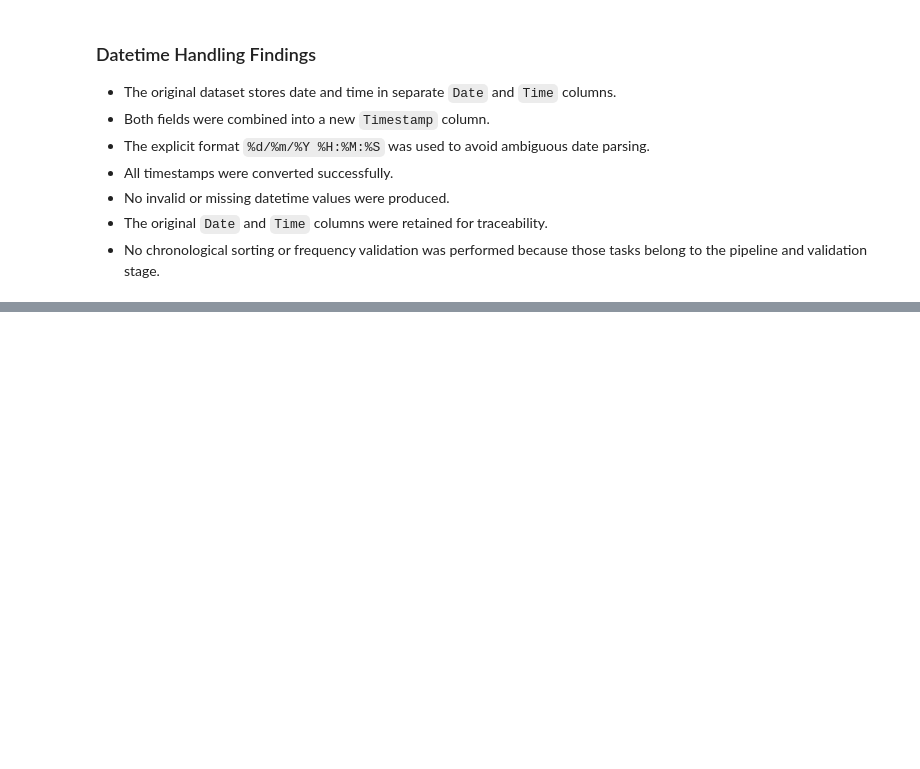
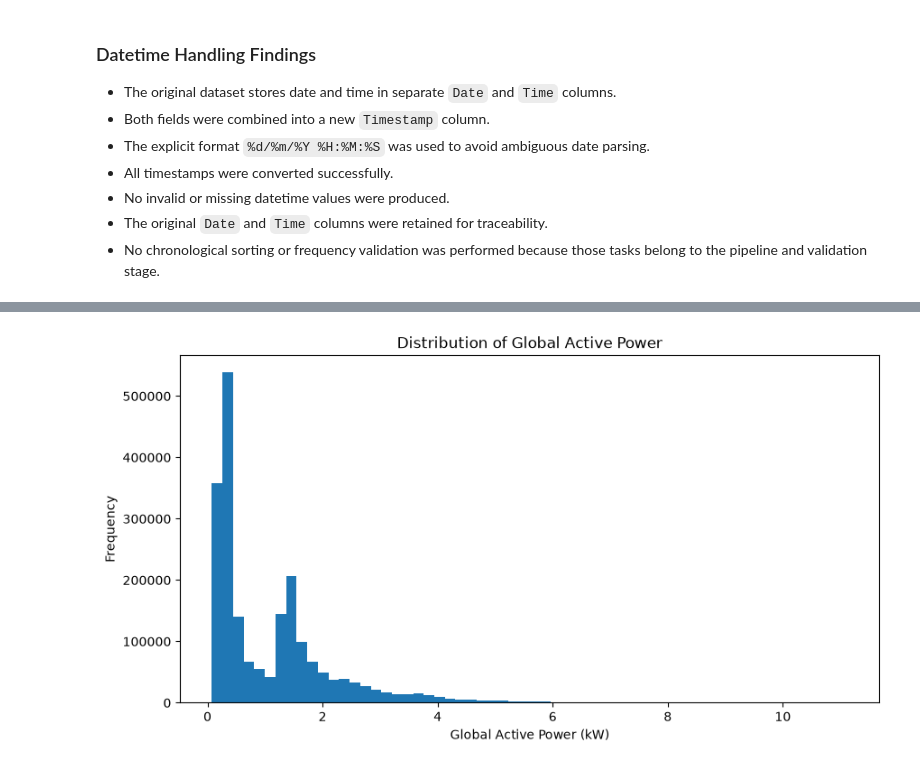
Before and after one commit to NimaniThathsarani/Smart-Energy-Consumption-Prediction-System, a Jupyter notebook: notebooks/02_data_cleaning.ipynb, the cells around one changed output, grey strips where cells are left out. Cells and saved outputs as stored; diff of their text form; code cells hidden in the pictures; blank space fills up the shorter version.

```diff
--- a/notebooks/02_data_cleaning.ipynb
+++ b/notebooks/02_data_cleaning.ipynb
@@ -847,0 +1055,15 @@ Rows after datetime handling: 2075259
+# %%
+# Visualize the active-power value distribution
+plt.figure(figsize=(10, 5))
+
+plt.hist(
+    df_clean["Global_active_power"].dropna(),
+    bins=60
+)
+
+plt.xlabel("Global Active Power (kW)")
+plt.ylabel("Frequency")
+plt.title("Distribution of Global Active Power")
+plt.show()
+# %% [output]
+[figure, added]
```
Also changed, not shown: parts of 15 cells of this notebook.
